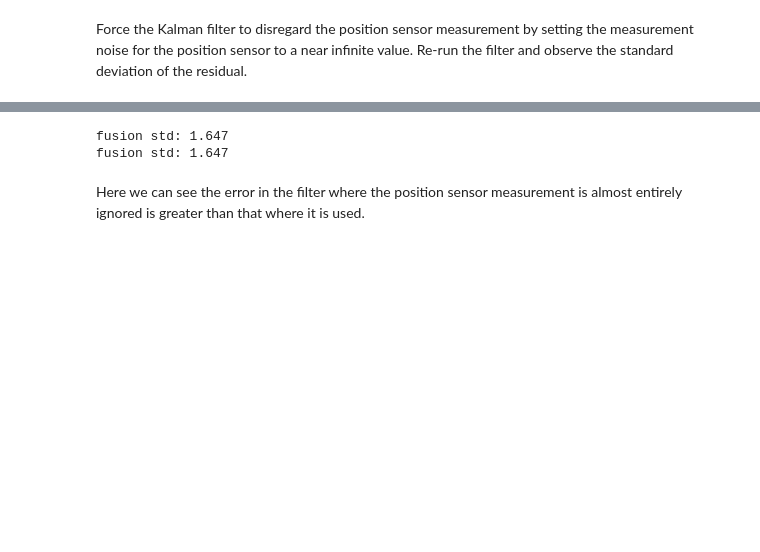
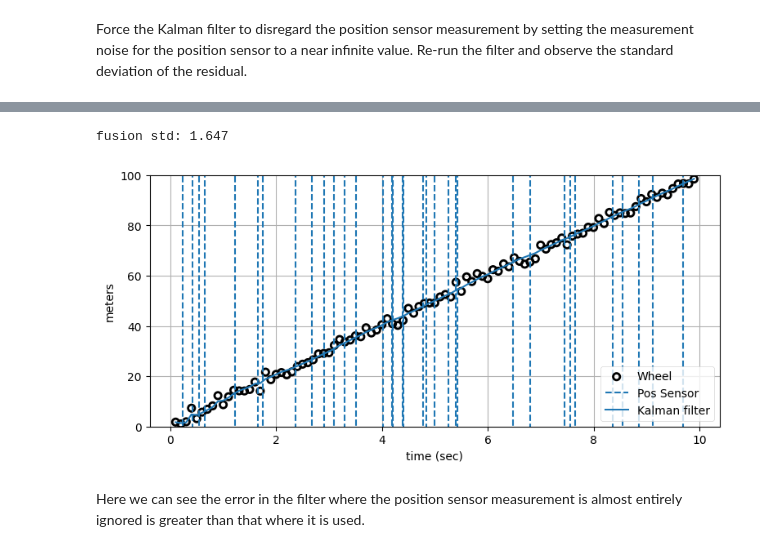
Before and after one commit to xushengyichn/Kalman-and-Bayesian-Filters-in-Python, a Jupyter notebook: 08-Designing-Kalman-Filters.ipynb, the cells around one changed output, grey strips where cells are left out. Saved outputs shown, nothing was run; the diff lists cells and outputs as text; code cells hidden in the pictures; blank space fills up the shorter version.

```diff
--- a/08-Designing-Kalman-Filters.ipynb
+++ b/08-Designing-Kalman-Filters.ipynb
@@ -1513,9 +1534,8 @@ Force the Kalman filter to disregard the position sensor measurement by setting
 # %%
-fusion_test(1.5, 3.0, do_plot=False)
-fusion_test(1.5, 1.e40, do_plot=False)
+fusion_test(1.5, 1.e40, do_plot=True)
 # %% [output]
 fusion std: 1.647
-fusion std: 1.647
+[figure, added]
 # %% [markdown]
 Here we can see the error in the filter where the position sensor measurement is almost entirely ignored is greater than that where it is used.
 # %% [markdown]
```
Also changed, not shown: parts of 24 cells of this notebook.
